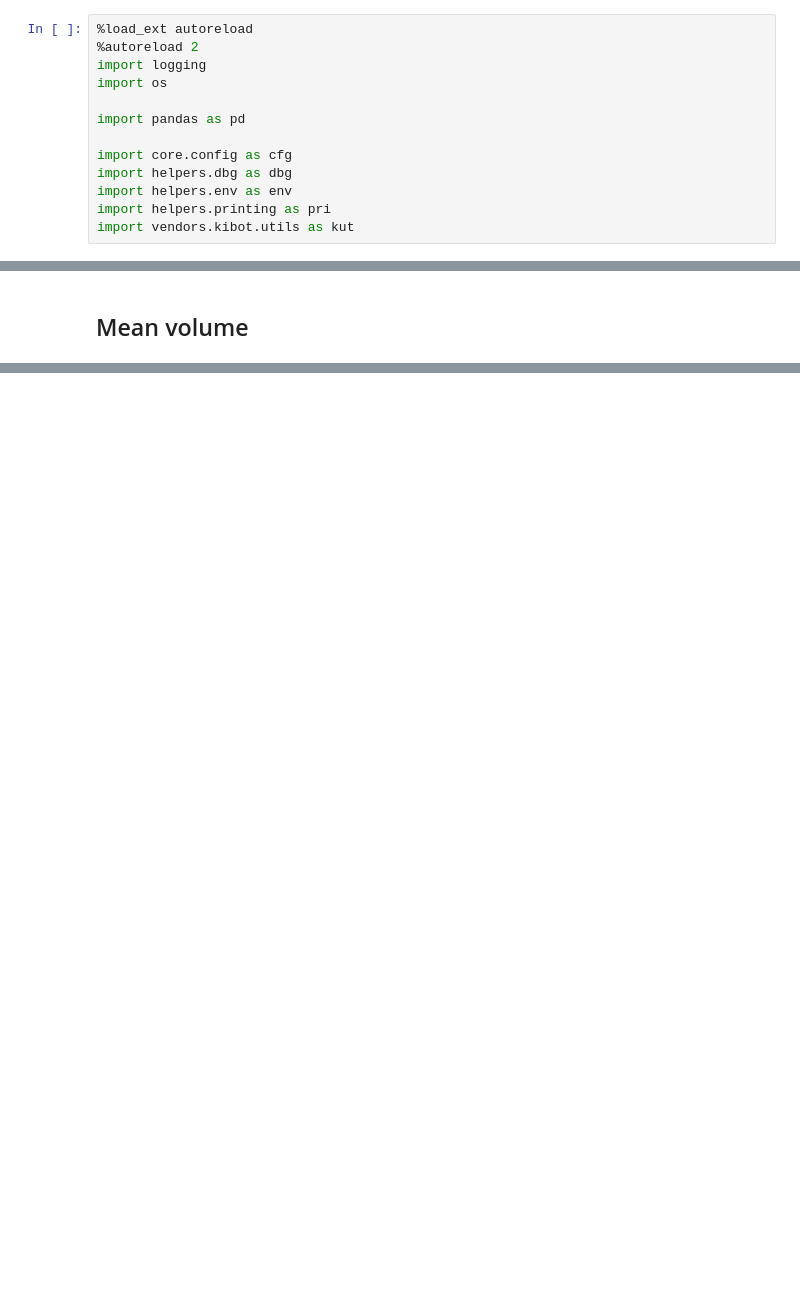
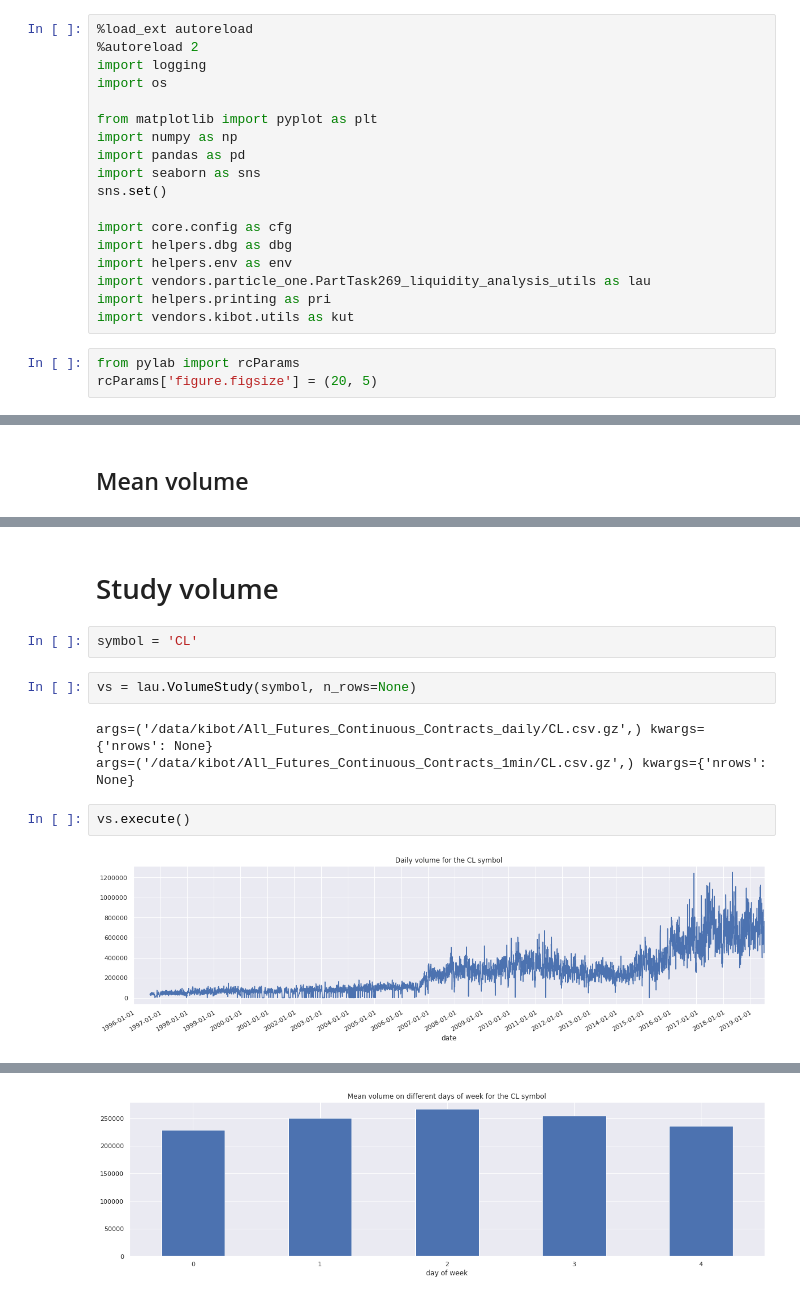
Before and after one commit to ajmal017/amp, a Jupyter notebook: vendors/particle_one/Task269_Top_oil_futures_by_liquidity.ipynb, the cells around one changed output, grey strips where cells are left out. Cells and saved outputs as stored; diff of their text form; blank space fills up the shorter version.

Commit message:
PartTask269 study the volume in kibot data, use cme mapping

```diff
--- a/vendors/particle_one/Task269_Top_oil_futures_by_liquidity.ipynb
+++ b/vendors/particle_one/Task269_Top_oil_futures_by_liquidity.ipynb
@@ -6,13 +6,21 @@
 import logging
 import os
 
+from matplotlib import pyplot as plt
+import numpy as np
 import pandas as pd
+import seaborn as sns
+sns.set()
 
 import core.config as cfg
 import helpers.dbg as dbg
 import helpers.env as env
+import vendors.particle_one.PartTask269_liquidity_analysis_utils as lau
 import helpers.printing as pri
 import vendors.kibot.utils as kut
+# %%
+from pylab import rcParams
+rcParams['figure.figsize'] = (20, 5)
 # %%
 print(env.get_system_signature())
 
@@ -116,0 +332,13 @@ daily_volume_mean_df.sort_values("mean_vol", ascending=False)
+# %% [markdown]
+# Study volume
+# %%
+symbol = 'CL'
+# %%
+vs = lau.VolumeStudy(symbol, n_rows=None)
+# %% [output]
+args=('/data/kibot/All_Futures_Continuous_Contracts_daily/CL.csv.gz',) kwargs={'nrows': None}
+args=('/data/kibot/All_Futures_Continuous_Contracts_1min/CL.csv.gz',) kwargs={'nrows': None}
+# %%
+vs.execute()
+# %% [output]
+[figure, added]
@@ -116,0 +346 @@ daily_volume_mean_df.sort_values("mean_vol", ascending=False)
+[figure, added]
```
Also changed, not shown: parts of 61 cells of this notebook, 1 other file.
